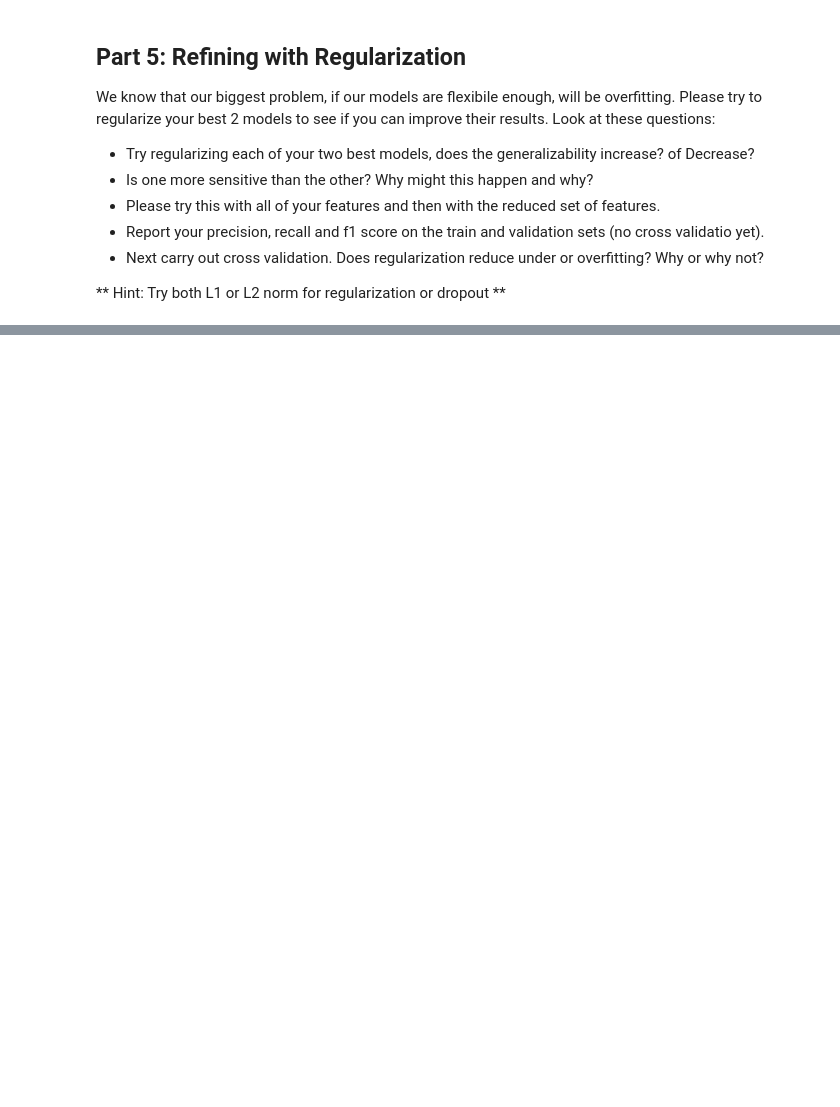
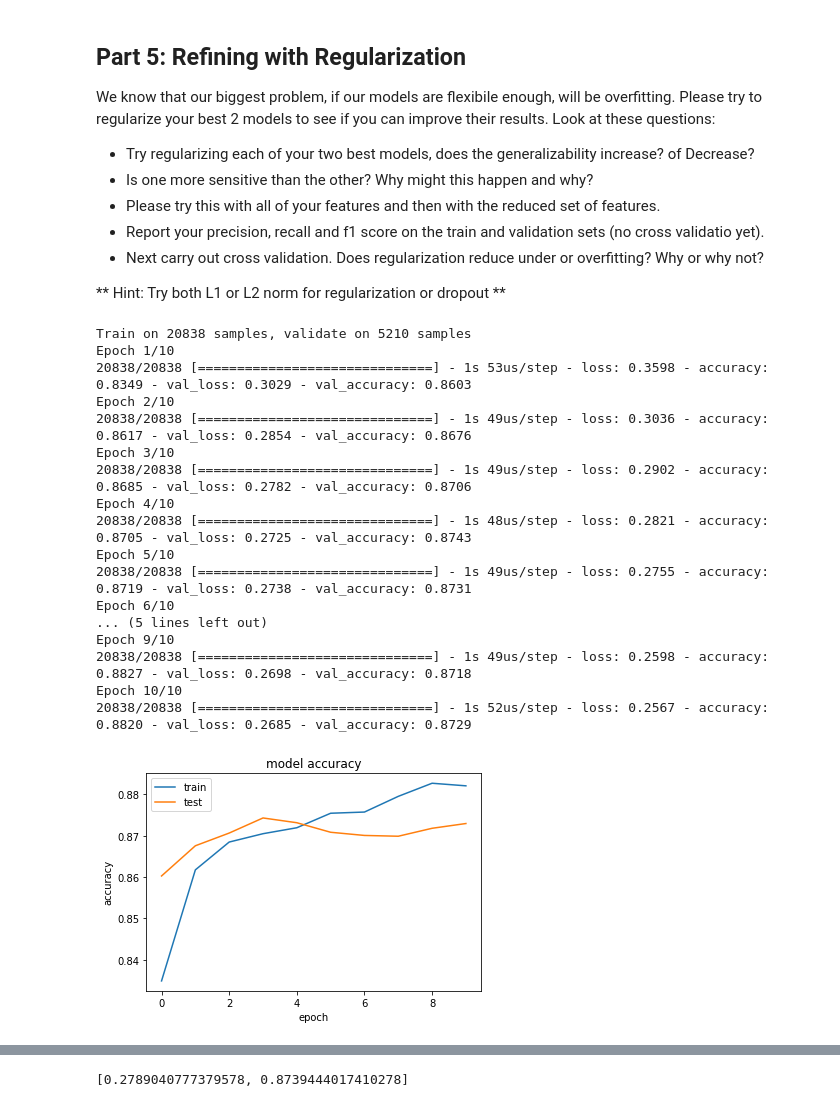
Before and after one commit to tunghoangt/DeepNeuralNet, a Jupyter notebook: HW2/hw2_problem4.ipynb, the cells around one changed output, grey strips where cells are left out. Cells and saved outputs as stored; diff of their text form; code cells hidden in the pictures; blank space fills up the shorter version.

```diff
--- a/HW2/hw2_problem4.ipynb
+++ b/HW2/hw2_problem4.ipynb
@@ -71,0 +194,3 @@ for column in df.columns:
+# %%
+# To make it easier to classify (binary) later, transforming the target column to 0 if income is smaller than 50K, and to 1 if income is equal or more than 50K
+df['target'] = df['target'].apply(lambda c: 0 if c == '<=50K' else 1)
@@ -79,3 +213,5 @@ At the end of this you should have a train, validate and test split. In the next
 **NOTE: It is very important that you record very carefully any parameters you have for filling in data in step 1. For example if you you build a "fit" using some training data, later you will need to use the this "fit" to transform the data, you can not re-fit on new data. In other words if your "pipline" in training takes the mean of the input to fill in the first column, you need to fill with exactly that number, when you get new data for testing. Don't take the mean of the test data.**
 # %%
 # Fill your solution for a train-test split in here.
+y = np.array(df['target'])
+X = pd.get_dummies(df.drop(['target'], axis=1)).values
@@ -149,0 +487,38 @@ We know that our biggest problem, if our models are flexibile enough, will be ov
+# %%
+# Selecting model 2 to regularize by adding dropout layer
+model = Sequential()
+model.add(Dense(64, activation = 'relu'))
+model.add(Dropout(0.2))
+model.add(Dense(1,activation='sigmoid'))
+model.compile(loss = 'binary_crossentropy', optimizer ='adam', metrics = ['accuracy'])
+
+history = model.fit(X_train, y_train, batch_size=32, validation_split = 0.2 ,epochs=10)
+
+plt.plot(history.history['accuracy'])
+plt.plot(history.history['val_accuracy'])
+plt.title('model accuracy')
+plt.ylabel('accuracy')
+plt.xlabel('epoch')
+plt.legend(['train', 'test'], loc='upper left')
+plt.show()
+
+model.evaluate(X_test, y_test, batch_size=16)
+# %% [output]
+Train on 20838 samples, validate on 5210 samples
+Epoch 1/10
+20838/20838 [==============================] - 1s 53us/step - loss: 0.3598 - accuracy: 0.8349 - val_loss: 0.3029 - val_accuracy: 0.8603
+Epoch 2/10
+20838/20838 [==============================] - 1s 49us/step - loss: 0.3036 - accuracy: 0.8617 - val_loss: 0.2854 - val_accuracy: 0.8676
+Epoch 3/10
+20838/20838 [==============================] - 1s 49us/step - loss: 0.2902 - accuracy: 0.8685 - val_loss: 0.2782 - val_accuracy: 0.8706
+Epoch 4/10
+20838/20838 [==============================] - 1s 48us/step - loss: 0.2821 - accuracy: 0.8705 - val_loss: 0.2725 - val_accuracy: 0.8743
+Epoch 5/10
+20838/20838 [==============================] - 1s 49us/step - loss: 0.2755 - accuracy: 0.8719 - val_loss: 0.2738 - val_accuracy: 0.8731
+Epoch 6/10
+... (5 lines left out)
+Epoch 9/10
+20838/20838 [==============================] - 1s 49us/step - loss: 0.2598 - accuracy: 0.8827 - val_loss: 0.2698 - val_accuracy: 0.8718
+Epoch 10/10
+20838/20838 [==============================] - 1s 52us/step - loss: 0.2567 - accuracy: 0.8820 - val_loss: 0.2685 - val_accuracy: 0.8729
+[figure, added]
@@ -149,0 +526 @@ We know that our biggest problem, if our models are flexibile enough, will be ov
+[0.2789040777379578, 0.8739444017410278]
```
Also changed, not shown: parts of 40 cells of this notebook, 1 other file.
